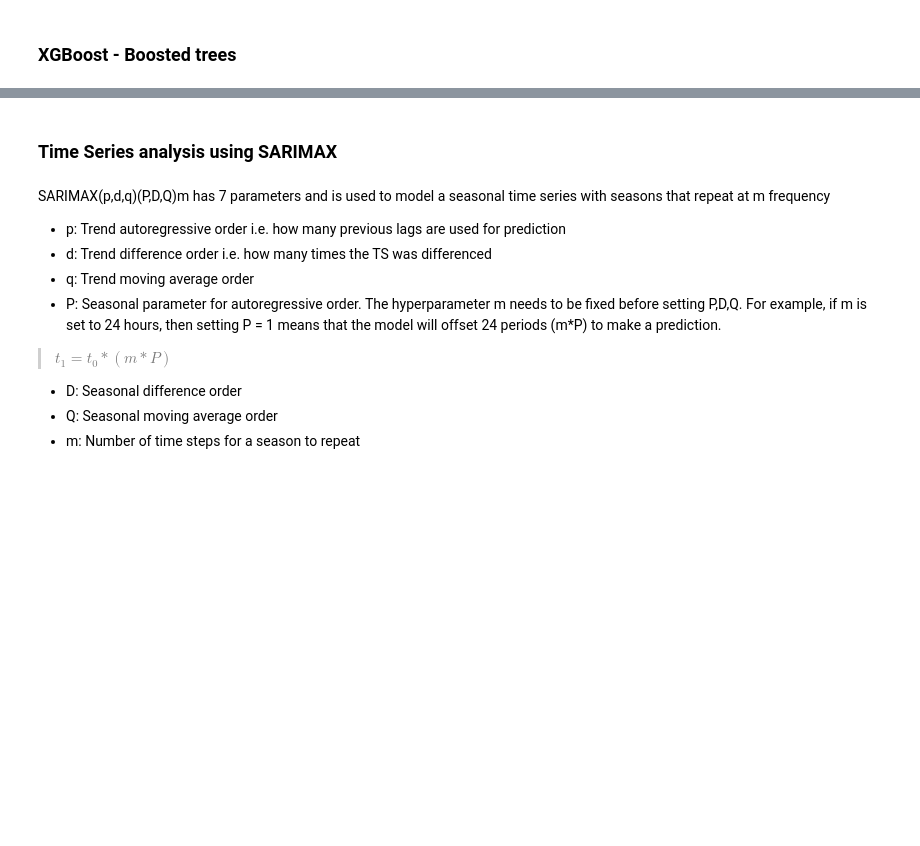
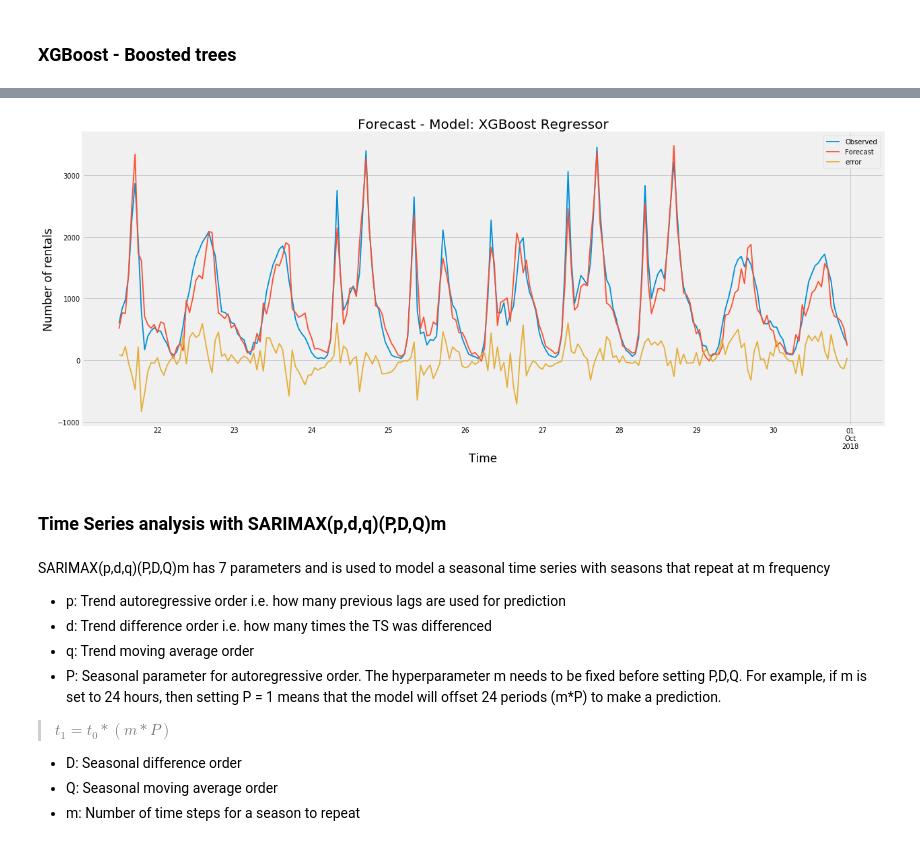
Before and after one commit to Rimab55/Forecasting_Bixi_Bikeshare_rentals, a Jupyter notebook: Time_Series.ipynb, the cells around one changed output, grey strips where cells are left out. Drawn from its saved outputs; the diff is of its cells as text; code cells hidden in the pictures; blank space fills up the shorter version.

Commit message:
Final models

```diff
--- a/Time_Series.ipynb
+++ b/Time_Series.ipynb
@@ -290 +306,15 @@ ax
+# %%
+xgb_df_imp = pd.read_csv('xgb_results.csv')
+xgb_df_imp['date_hour'] = pd.to_datetime(xgb_df_imp['date_hour'])
+# %%
+xgb_df_imp = xgb_df_imp.set_index('date_hour')
+# %%
+ax = xgb_df_imp['09-2018'].plot(linewidth = 1.8, figsize = (19,8))
+ax.set_title('Forecast - Model: XGBoost Regressor', size =20)
+ax.set_ylabel('Number of rentals', size =17)
+ax.set_xlabel('Time', size =17)
+plt.savefig('plots/xgb_forecast.png')
+plt.show()
+# %% [output]
+[figure, added]
 # %%
@@ -305,5 +335,5 @@ plot_xgb(y_rf, y_test_hat_xg, '09')
 # %% [markdown]
-### Time Series analysis using SARIMAX
+### Time Series analysis with SARIMAX(p,d,q)(P,D,Q)m
 # %% [markdown]
 SARIMAX(p,d,q)(P,D,Q)m has 7 parameters and is used to model a seasonal time series with seasons that repeat at m frequency
 
```
Also changed, not shown: parts of 27 cells of this notebook, 1 other file.
